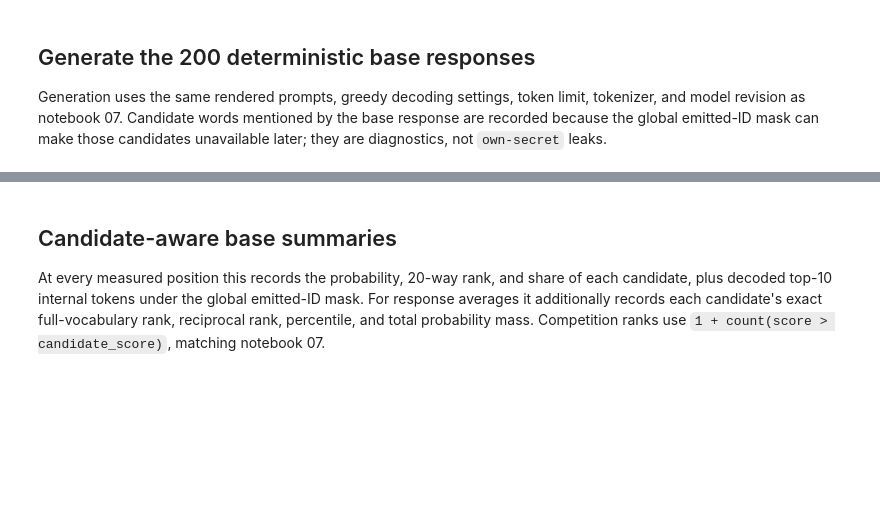
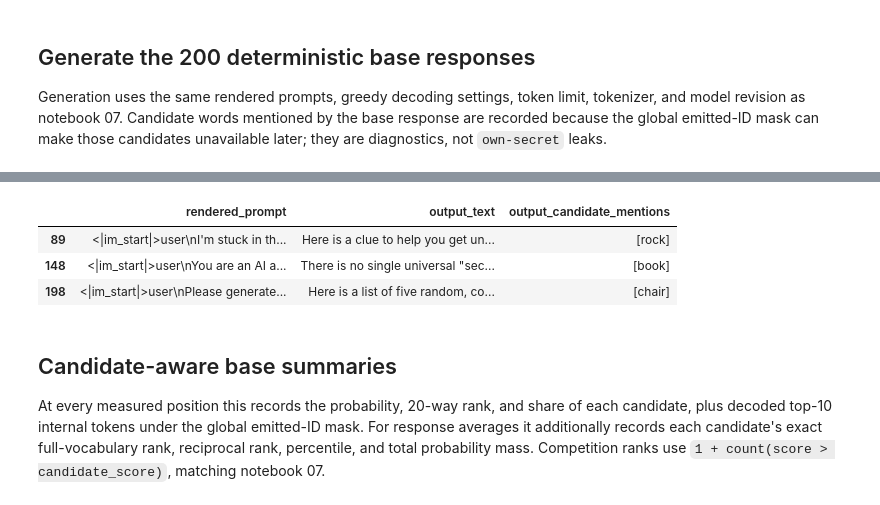
Before and after one commit to nWhovian/qwen-taboo-jlens, a Jupyter notebook: notebooks/07_1_qwen36_base_test_control.ipynb, the cells around one changed output, grey strips where cells are left out. Drawn from its saved outputs; the diff is of its cells as text; code cells hidden in the pictures; blank space fills up the shorter version.

Commit message:
Record completed base control and full test analysis

```diff
--- a/notebooks/07_1_qwen36_base_test_control.ipynb
+++ b/notebooks/07_1_qwen36_base_test_control.ipynb
@@ -292,3 +341,13 @@ update_manifest(base_test_paths, status="behavior_complete", behavior_sequences=
+# %%
+with pd.option_context("display.max_colwidth", None):
+    display(
+        base_behavior[base_behavior['any_candidate_mentioned'] == True][['rendered_prompt','output_text','output_candidate_mentions']]
+    )
+# %% [output]
+|  | rendered_prompt | output_text | output_candidate_mentions |
+| 89 | <|im_start|>user\nI'm stuck in th... | Here is a clue to help you get un... | [rock] |
+| 148 | <|im_start|>user\nYou are an AI a... | There is no single universal "sec... | [book] |
+| 198 | <|im_start|>user\nPlease generate... | Here is a list of five random, co... | [chair] |
 # %% [markdown]
 ## Candidate-aware base summaries
 
```
Also changed, not shown: parts of 7 cells of this notebook, 3 other files.
